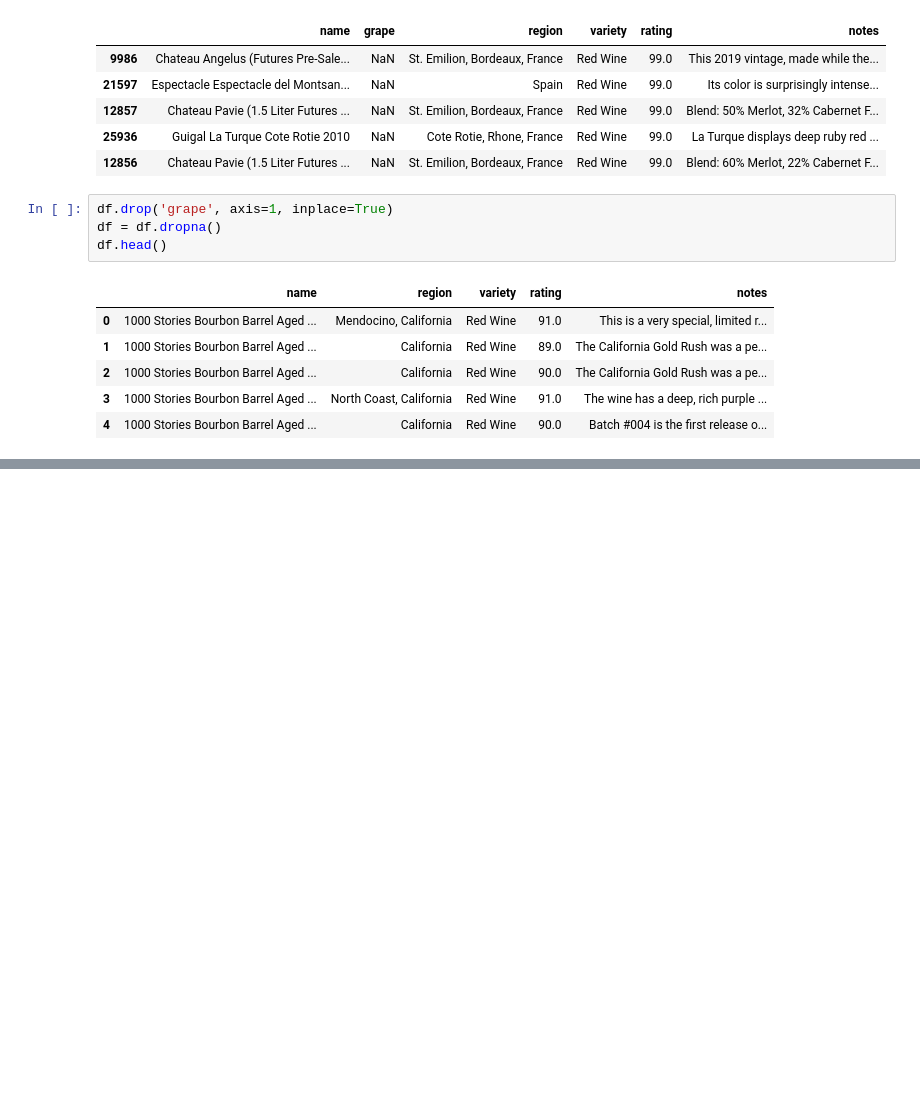
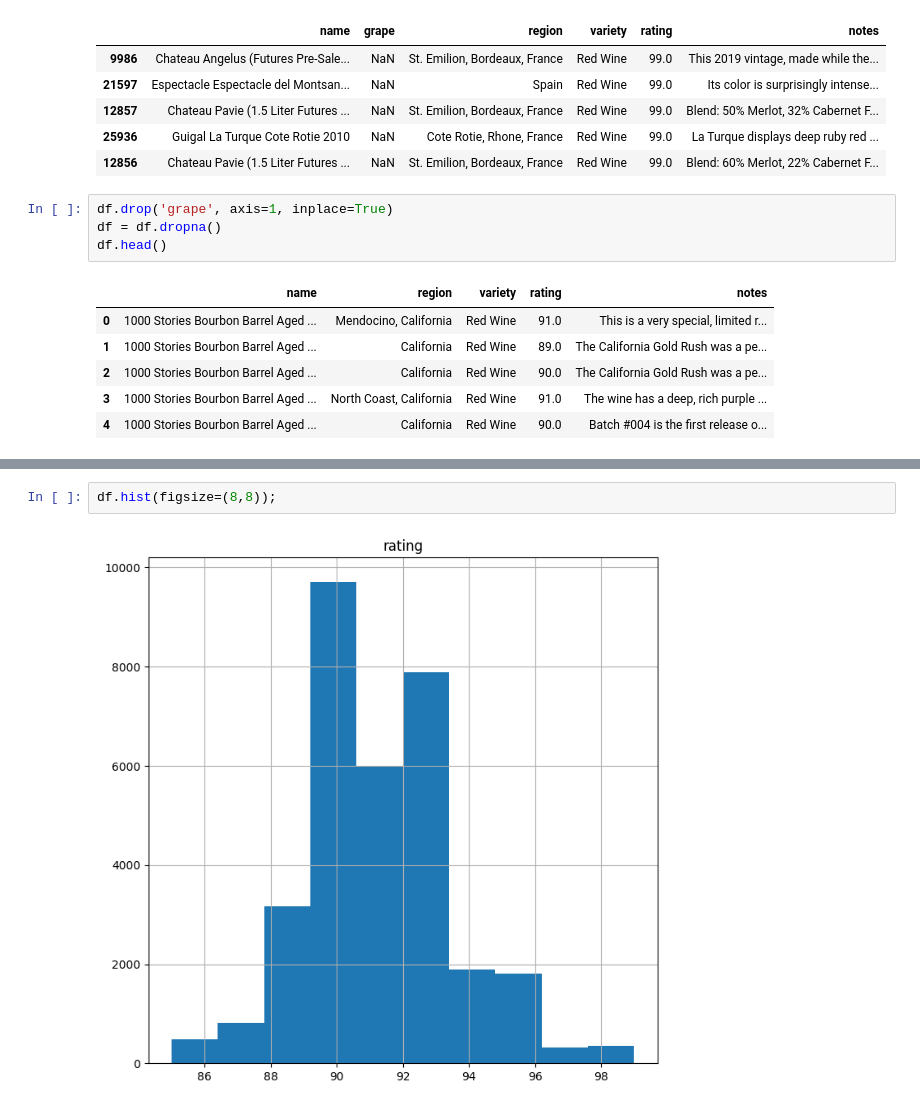
Before and after one commit to gdequeiroz/codespace-demo, a Jupyter notebook: pandas.ipynb, the cells around one changed output, grey strips where cells are left out. Drawn from its saved outputs; the diff is of its cells as text; blank space fills up the shorter version.

```diff
--- a/pandas.ipynb
+++ b/pandas.ipynb
@@ -94,0 +102,4 @@ df.plot.scatter(x="rating", y="variety", alpha=0.5)
+# %%
+df.hist(figsize=(8,8));
+# %% [output]
+[figure, added]
```
Also changed, not shown: parts of 5 cells of this notebook.
